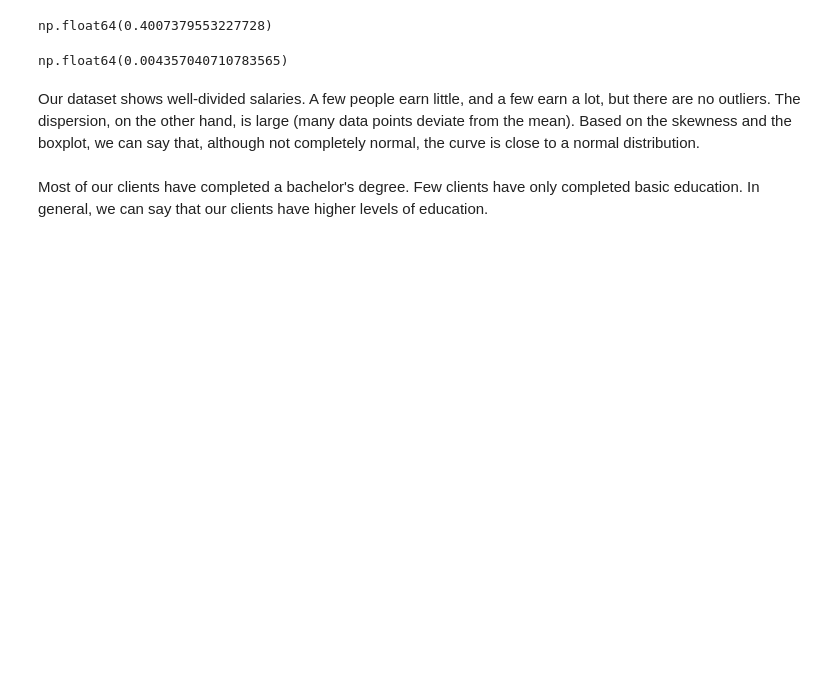
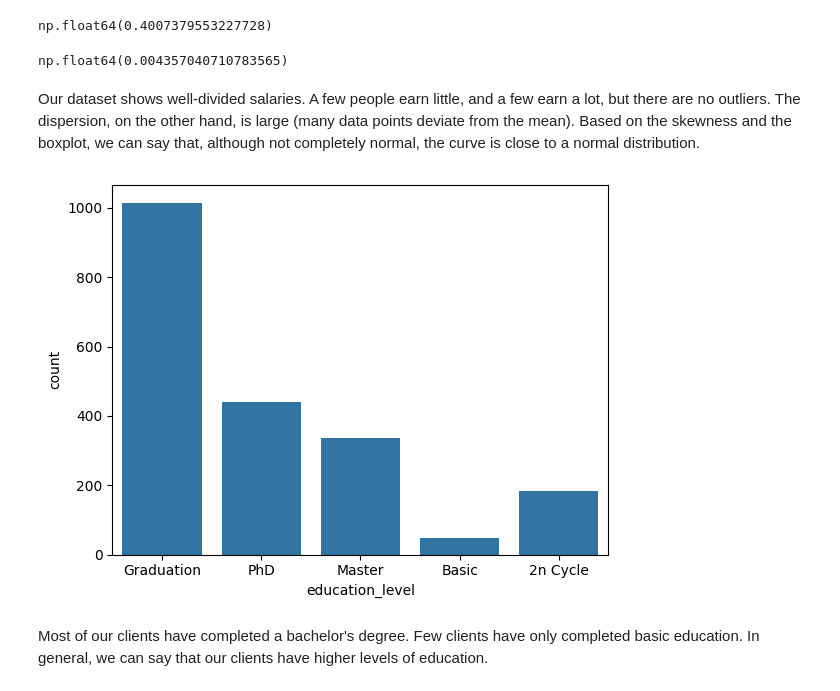
Before and after one commit to luismendoncafsilva/Exploratory-Data-Analysis, a Jupyter notebook: EDA.ipynb, the cells around one changed output. Saved outputs shown, nothing was run; the diff lists cells and outputs as text; code cells hidden in the pictures; blank space fills up the shorter version.

```diff
--- a/EDA.ipynb
+++ b/EDA.ipynb
@@ -178,3 +167,8 @@ fig.show()
+# %%
+sns.countplot(x=df["education_level"])
+plt.show()
+# %% [output]
+[figure, added]
 # %% [markdown]
 Most of our clients have completed a bachelor's degree. Few clients have only completed basic education.
 In general, we can say that our clients have higher levels of education.
```
Also changed, not shown: parts of 15 cells of this notebook.
